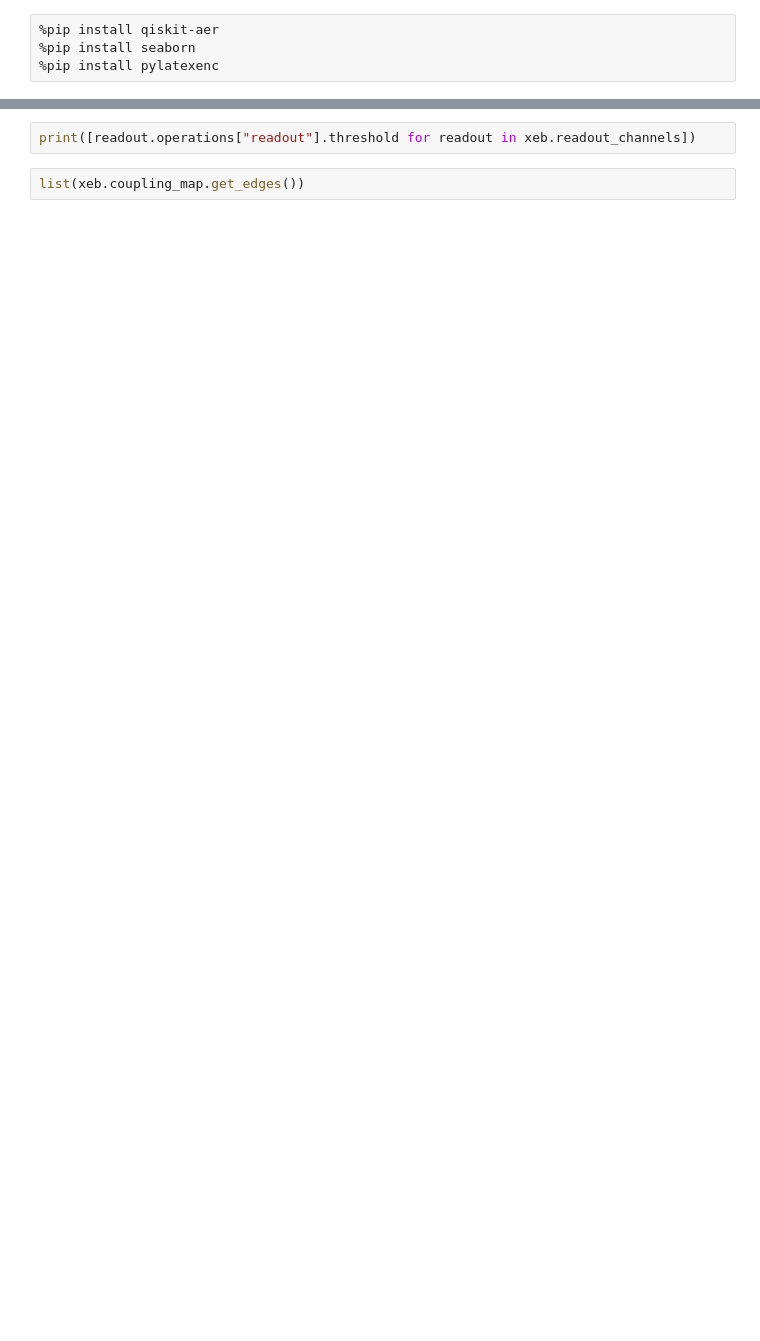
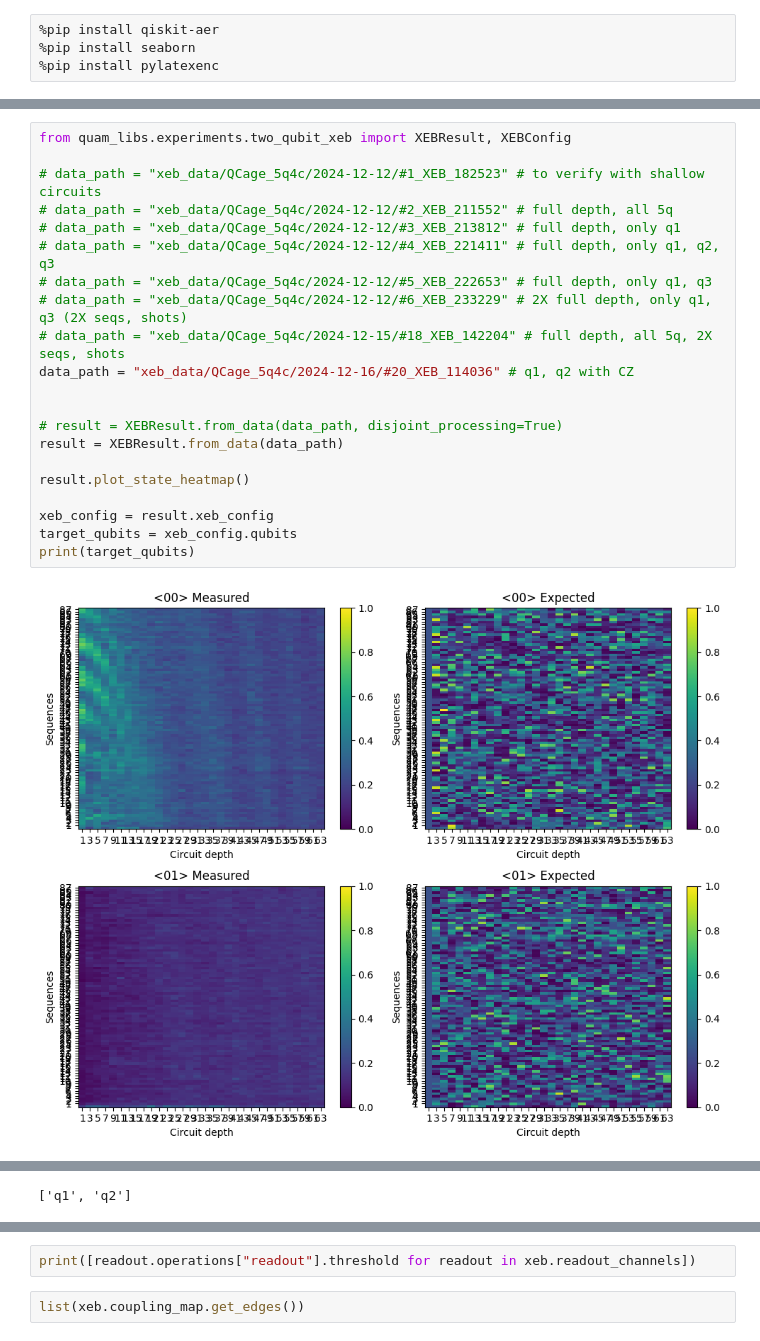
Before and after one commit to asqum/qua-libs, a Jupyter notebook: Quantum-Control-Applications-QuAM/Superconducting/calibrations/26_two_qubit_xeb.ipynb, the cells around one changed output, grey strips where cells are left out. Cells and saved outputs as stored; diff of their text form; blank space fills up the shorter version.

```diff
--- a/Quantum-Control-Applications-QuAM/Superconducting/calibrations/26_two_qubit_xeb.ipynb
+++ b/Quantum-Control-Applications-QuAM/Superconducting/calibrations/26_two_qubit_xeb.ipynb
@@ -131,0 +135,23 @@ TypeError: Object of type ndarray is not JSON serializable
+# %%
+from quam_libs.experiments.two_qubit_xeb import XEBResult, XEBConfig
+
+# data_path = "xeb_data/QCage_5q4c/2024-12-12/#1_XEB_182523" # to verify with shallow circuits
+# data_path = "xeb_data/QCage_5q4c/2024-12-12/#2_XEB_211552" # full depth, all 5q
+# data_path = "xeb_data/QCage_5q4c/2024-12-12/#3_XEB_213812" # full depth, only q1
+# data_path = "xeb_data/QCage_5q4c/2024-12-12/#4_XEB_221411" # full depth, only q1, q2, q3
+# data_path = "xeb_data/QCage_5q4c/2024-12-12/#5_XEB_222653" # full depth, only q1, q3
+# data_path = "xeb_data/QCage_5q4c/2024-12-12/#6_XEB_233229" # 2X full depth, only q1, q3 (2X seqs, shots)
+# data_path = "xeb_data/QCage_5q4c/2024-12-15/#18_XEB_142204" # full depth, all 5q, 2X seqs, shots
+data_path = "xeb_data/QCage_5q4c/2024-12-16/#20_XEB_114036" # q1, q2 with CZ
+
+
+# result = XEBResult.from_data(data_path, disjoint_processing=True)
+result = XEBResult.from_data(data_path)
+
+result.plot_state_heatmap()
+
+xeb_config = result.xeb_config
+target_qubits = xeb_config.qubits
+print(target_qubits)
+# %% [output]
+[figure, added]
@@ -132,2 +159,3 @@ TypeError: Object of type ndarray is not JSON serializable
+['q1', 'q2']
 # %%
 xeb.qubits
```
Also changed, not shown: parts of 17 cells of this notebook, 8 other files.
